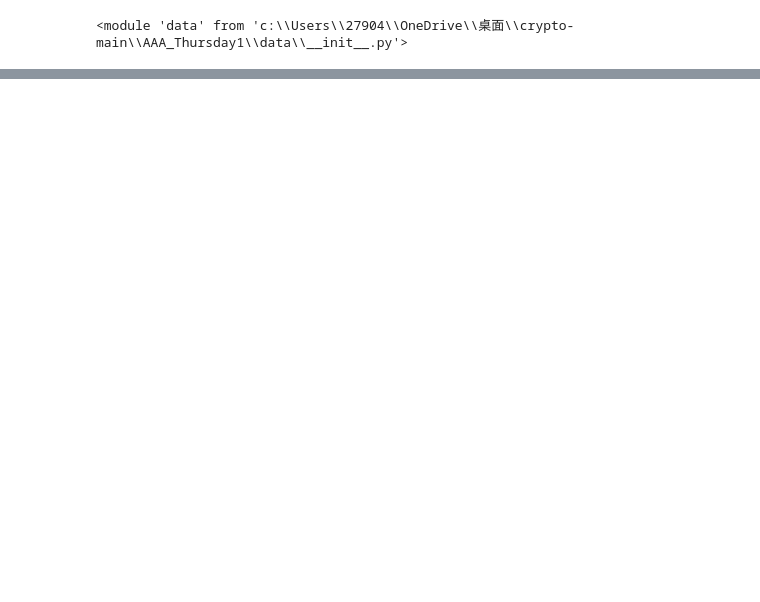
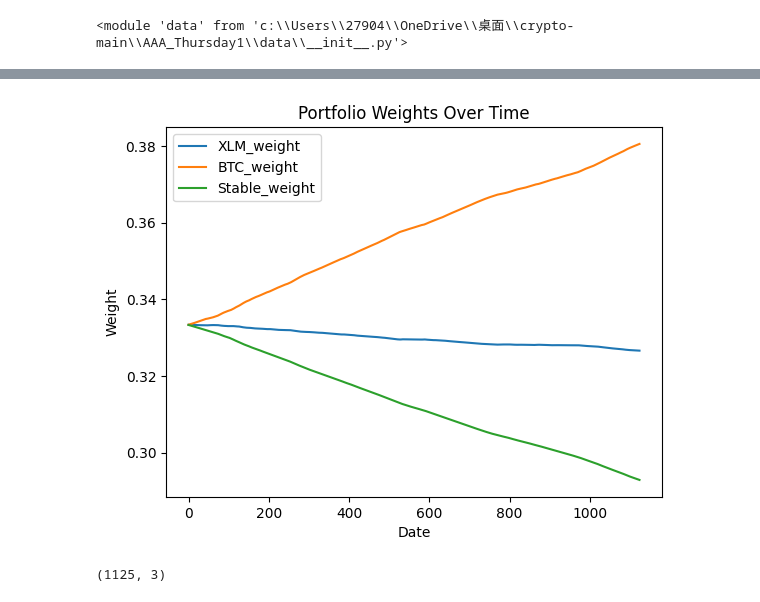
Before and after one commit to iancadev/crypto, a Jupyter notebook: AAA_Thursday1/experiment1-iancadev.ipynb, the cells around one changed output, grey strips where cells are left out. Saved outputs shown, nothing was run; the diff lists cells and outputs as text; code cells hidden in the pictures; blank space fills up the shorter version.

```diff
--- a/AAA_Thursday1/experiment1-iancadev.ipynb
+++ b/AAA_Thursday1/experiment1-iancadev.ipynb
@@ -27,15 +10,12 @@ importlib.reload(data)
 # Step 1: load each asset's df using data module
 XLM_df = data.load_asset('XLMUSDC')
 BTC_df = data.load_asset('BTCUSDC')
-ETH_df = data.load_asset('ETHUSDC')
-# ADA_df = data.load_asset('ADAUSDC')
-XRP_df = data.load_asset('XRPUSDC')
 # %%
 importlib.reload(data)
 
 # Step 2: pre-process each asset's df using the data module
 dfs = []
-for df in [XLM_df, BTC_df, ETH_df, XRP_df]:
+for df in [XLM_df, BTC_df]:
     df = df.copy()
     df = data.subset(df, start=pd.Timestamp('2024-12-04 08:00:00'), end=pd.Timestamp('2026-01-01'))
     print(data.report_gaps(df))
@@ -46,7 +26,7 @@ for df in [XLM_df, BTC_df, ETH_df, XRP_df]:
     df = data.train_test_split(df, split=0.8)
     dfs.append(df)
 
-[XLM_df, BTC_df, ETH_df, XRP_df] = dfs
+[XLM_df, BTC_df] = dfs
 # %% [output]
 []
 []
@@ -57,9 +35,10 @@ importlib.reload(LSTM_returns)
 
 # Step 3: create and train LSTMs using various hyperparameters using the LSTM_returns module
 LSTMs = []
+train_X_y_s = []
 
-for df in [XLM_df, BTC_df, ETH_df, XRP_df]:
-    features = XLM_df.columns
+for df in [XLM_df, BTC_df]:
+    features = df.columns
     features = ['Open', 'High', 'Low', 'Close', 'Volume', 'Quote asset volume',
         'Number of trades', 'Taker buy base asset volume',
         'Taker buy quote asset volume', 'Return_Lookback_1',
@@ -67,7 +46,8 @@ for df in [XLM_df, BTC_df, ETH_df, XRP_df]:
         'Return_Lookback_5']
     target = "Return"
 
-    train_X_y = LSTM_returns.vectorize_train_data(XLM_df, target=target, features=features, episode_length=5)
+    train_X_y = LSTM_returns.vectorize_train_data(df, target=target, features=features, episode_length=5)
+    train_X_y_s.append(train_X_y)
 
     hyperparams = {
         'input_shape': train_X_y['train_X'].shape[1:],
@@ -79,6 +59,7 @@ for df in [XLM_df, BTC_df, ETH_df, XRP_df]:
 
     LSTMs.append(LSTM)
 
-XLM_LSTM, BTC_LSTM, ETH_LSTM, XRP_LSTM = LSTMs
+XLM_LSTM, BTC_LSTM = LSTMs
+XLM_train_X_y, BTC_train_X_y = train_X_y_s
 # %% [output]
 Epoch 1/10
@@ -165,0 +113,3 @@ LSTM_returns.evaluate(LSTM, train_X_y['train_X'], train_X_y['train_y'])
+# %%
+XLM_pre = XLM_LSTM.predict(XLM_train_X_y['test_X'])
+BTC_pre = BTC_LSTM.predict(BTC_train_X_y['test_X'])
@@ -165,0 +172,22 @@ LSTM_returns.evaluate(LSTM, train_X_y['train_X'], train_X_y['train_y'])
+# %%
+import matplotlib.pyplot as plt
+
+# dates = T = len(r_xlm)   # your test‐set timestamps, length T
+df_w  = pd.DataFrame(
+    weights,
+    # dates,
+    columns=["XLM_weight","BTC_weight","Stable_weight"]
+)
+
+dummy_times = range(0, len(df_w))
+
+plt.figure()
+for col in df_w.columns:
+    plt.plot(dummy_times, df_w[col], label=col)
+plt.legend()
+plt.xlabel('Date')
+plt.ylabel('Weight')
+plt.title('Portfolio Weights Over Time')
+plt.show()
+# %% [output]
+[figure, added]
@@ -165,0 +199,5 @@ LSTM_returns.evaluate(LSTM, train_X_y['train_X'], train_X_y['train_y'])
+# %%
+XLM_df.loc[XLM_train_X_y['test_index']].shape
+weights.shape
+# %% [output]
+(1125, 3)
```
Also changed, not shown: parts of 19 cells of this notebook, 57 other files.
